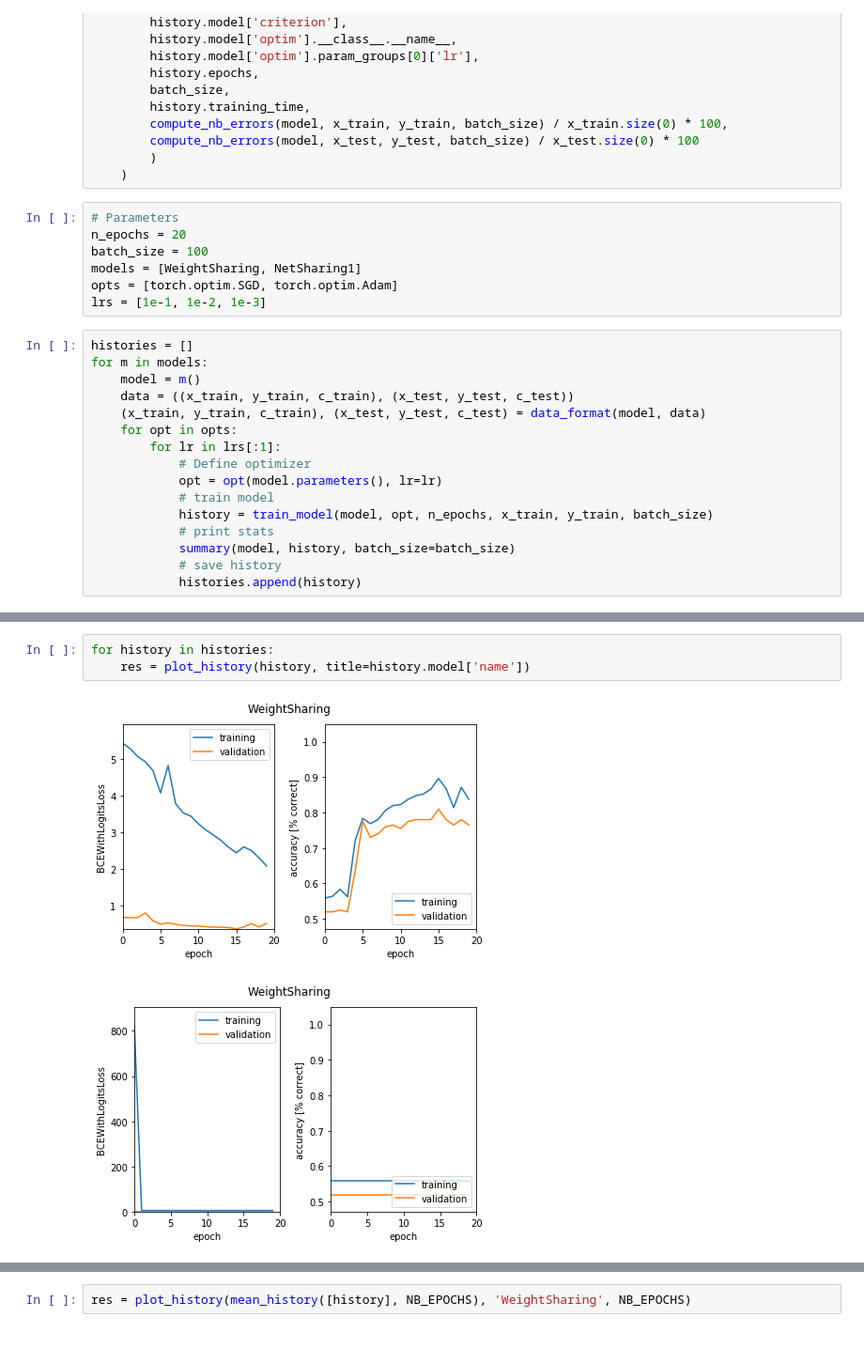
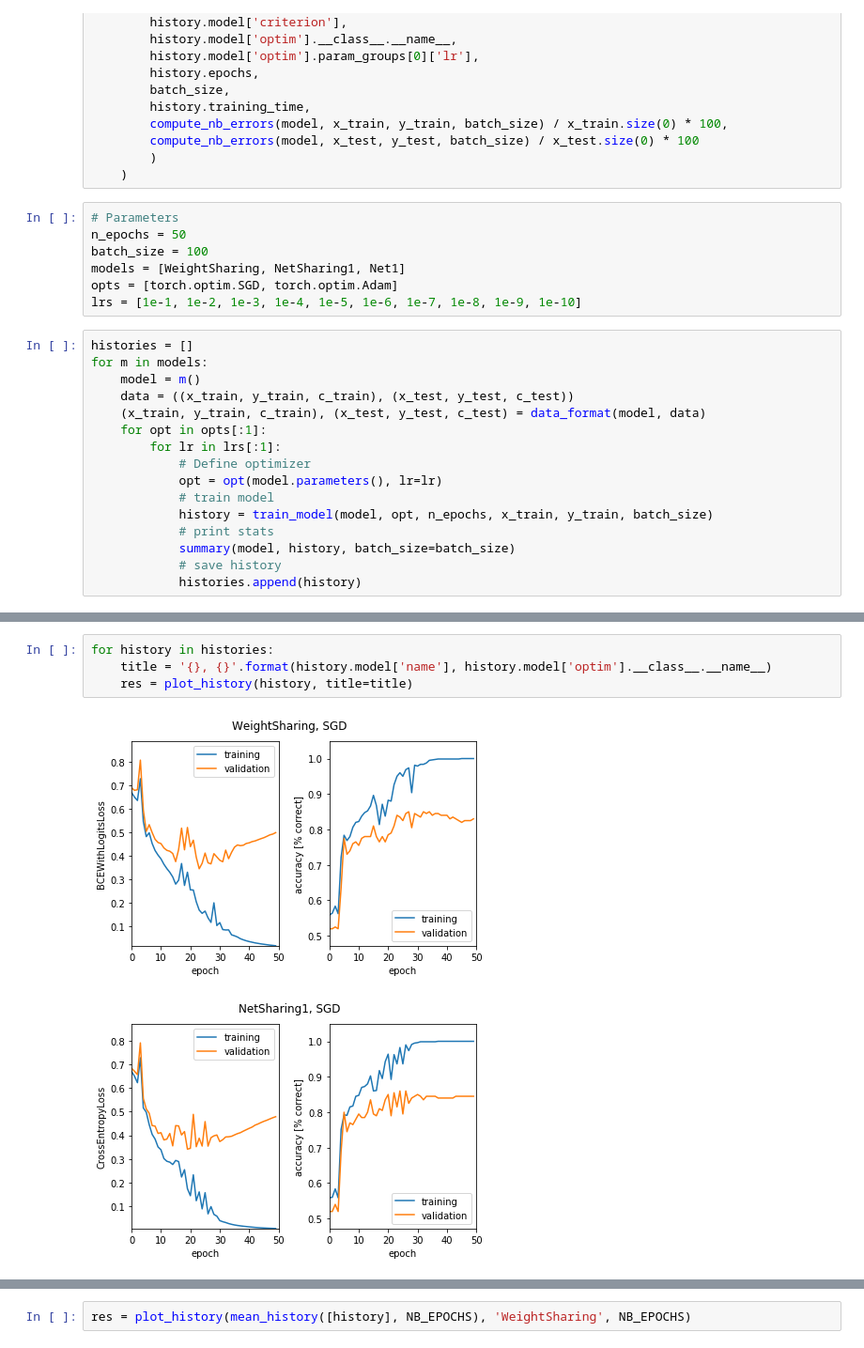
Before and after one commit to joelmfonseca/EE-559, a Jupyter notebook: notebooks/mini-project1.ipynb, the cells around one changed output, grey strips where cells are left out. Shown at 94% size. Drawn from its saved outputs; the diff is of its cells as text.

```diff
--- a/notebooks/mini-project1.ipynb
+++ b/notebooks/mini-project1.ipynb
@@ -36,18 +37,18 @@ def summary(model, history, batch_size=None):
     )
 # %%
 # Parameters
-n_epochs = 20
+n_epochs = 50
 batch_size = 100
-models = [WeightSharing, NetSharing1]
+models = [WeightSharing, NetSharing1, Net1]
 opts = [torch.optim.SGD, torch.optim.Adam]
-lrs = [1e-1, 1e-2, 1e-3]
+lrs = [1e-1, 1e-2, 1e-3, 1e-4, 1e-5, 1e-6, 1e-7, 1e-8, 1e-9, 1e-10]
 # %%
 histories = []
 for m in models:
     model = m()
     data = ((x_train, y_train, c_train), (x_test, y_test, c_test))
     (x_train, y_train, c_train), (x_test, y_test, c_test) = data_format(model, data)
-    for opt in opts:
+    for opt in opts[:1]:
         for lr in lrs[:1]:
             # Define optimizer
             opt = opt(model.parameters(), lr=lr)
@@ -65,6 +65,7 @@ model: NetSharing1, criterion: CrossEntropyLoss, optimizer:       Adam, learning
 # %%
 for history in histories:
-    res = plot_history(history, title=history.model['name'])
+    title = '{}, {}'.format(history.model['name'], history.model['optim'].__class__.__name__)
+    res = plot_history(history, title=title)
 # %% [output]
-[figure, old version]
+[figure, new version]
-[figure, old version]
+[figure, new version]
```
Also changed, not shown: parts of 3 cells of this notebook, 2 other files.
